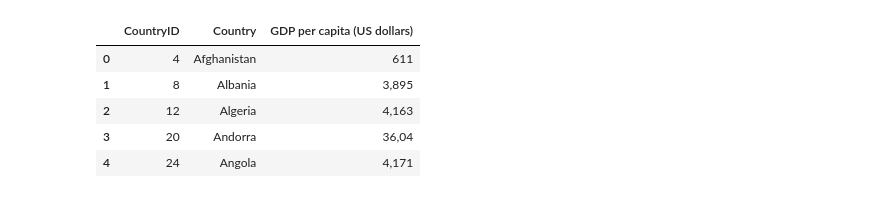
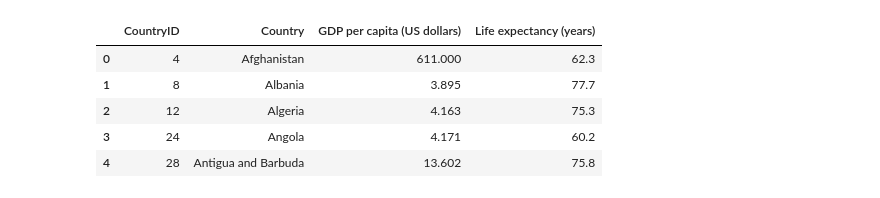
Before and after one commit to TataMoskovkina/GeekUniversity, a Jupyter notebook: Теория вероятностей и математическая статистика/project.ipynb, the cells around one changed output. Saved outputs shown, nothing was run; the diff lists cells and outputs as text; code cells hidden in the pictures.

```diff
--- a/Теория вероятностей и математическая статистика/project.ipynb
+++ b/Теория вероятностей и математическая статистика/project.ipynb
@@ -4,11 +7,10 @@ import numpy as np
 # %%
-GDP = pd.read_csv('GDP.csv', encoding='cp1251')
-population = pd.read_csv('Population.csv', encoding='cp1251')
-GDP.head()
+GDP_pop = pd.read_csv('GDP_pop.csv', encoding='cp1251')
+GDP_pop.head()
 # %% [output]
-|  | CountryID | Country | GDP per capita (US dollars) |
-| 0 | 4 | Afghanistan | 611 |
-| 1 | 8 | Albania | 3,895 |
-| 2 | 12 | Algeria | 4,163 |
-| 3 | 20 | Andorra | 36,04 |
-| 4 | 24 | Angola | 4,171 |
+|  | CountryID | Country | GDP per capita (US dollars) | Life expectancy (years) |
+| 0 | 4 | Afghanistan | 611.000 | 62.3 |
+| 1 | 8 | Albania | 3.895 | 77.7 |
+| 2 | 12 | Algeria | 4.163 | 75.3 |
+| 3 | 24 | Angola | 4.171 | 60.2 |
+| 4 | 28 | Antigua and Barbuda | 13.602 | 75.8 |
```
Also changed, not shown: parts of 44 cells of this notebook.
